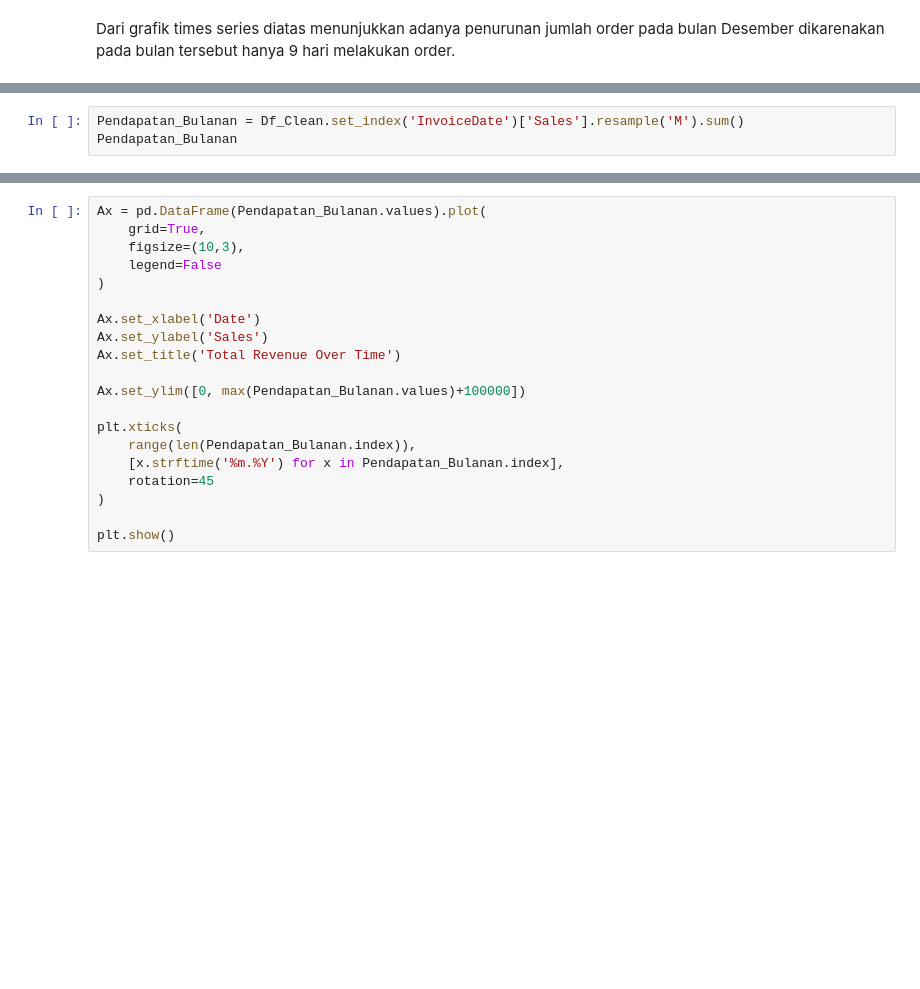
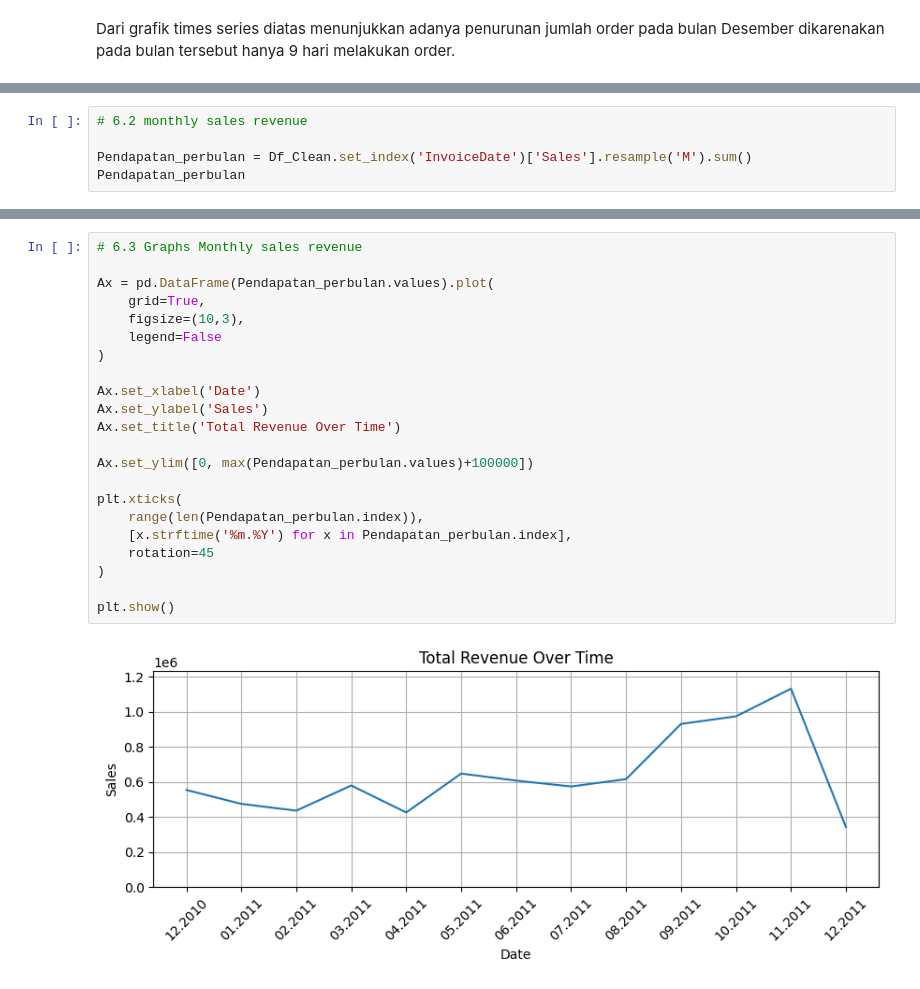
Before and after one commit to Mr-Ug/Learn-Data-Science, a Jupyter notebook: Data Science/Project Latihan 1/Project_Latihan_1.ipynb, the cells around one changed output, grey strips where cells are left out. Drawn from its saved outputs; the diff is of its cells as text; blank space fills up the shorter version.

```diff
--- a/Data Science/Project Latihan 1/Project_Latihan_1.ipynb
+++ b/Data Science/Project Latihan 1/Project_Latihan_1.ipynb
@@ -227,3 +245,5 @@ Df_Clean.head()
 # %%
-Pendapatan_Bulanan = Df_Clean.set_index('InvoiceDate')['Sales'].resample('M').sum()
-Pendapatan_Bulanan
+# 6.2 monthly sales revenue
+
+Pendapatan_perbulan = Df_Clean.set_index('InvoiceDate')['Sales'].resample('M').sum()
+Pendapatan_perbulan
@@ -230,20 +266,24 @@ Pendapatan_Bulanan
 # %%
-Ax = pd.DataFrame(Pendapatan_Bulanan.values).plot(
+# 6.3 Graphs Monthly sales revenue
+
+Ax = pd.DataFrame(Pendapatan_perbulan.values).plot(
     grid=True,
     figsize=(10,3),
     legend=False
 )
 
 Ax.set_xlabel('Date')
 Ax.set_ylabel('Sales')
 Ax.set_title('Total Revenue Over Time')
 
-Ax.set_ylim([0, max(Pendapatan_Bulanan.values)+100000])
+Ax.set_ylim([0, max(Pendapatan_perbulan.values)+100000])
 
 plt.xticks(
-    range(len(Pendapatan_Bulanan.index)),
-    [x.strftime('%m.%Y') for x in Pendapatan_Bulanan.index],
+    range(len(Pendapatan_perbulan.index)),
+    [x.strftime('%m.%Y') for x in Pendapatan_perbulan.index],
     rotation=45
 )
 
 plt.show()
+# %% [output]
+[figure, added]
```
Also changed, not shown: parts of 5 cells of this notebook.
